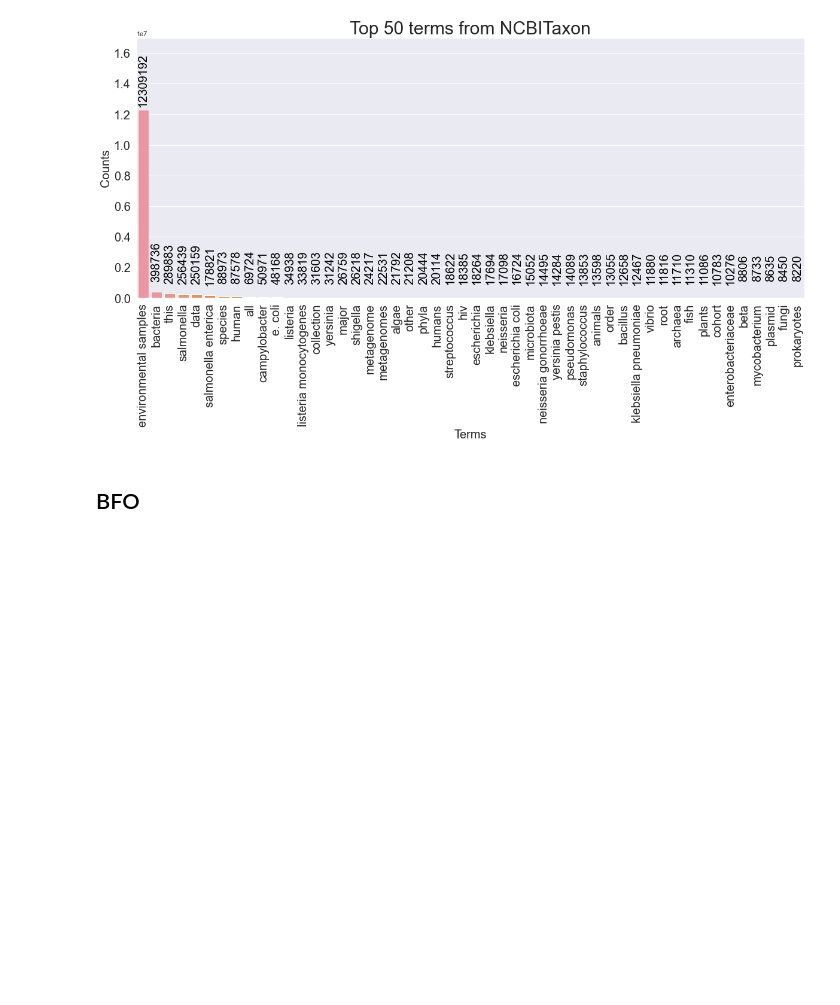
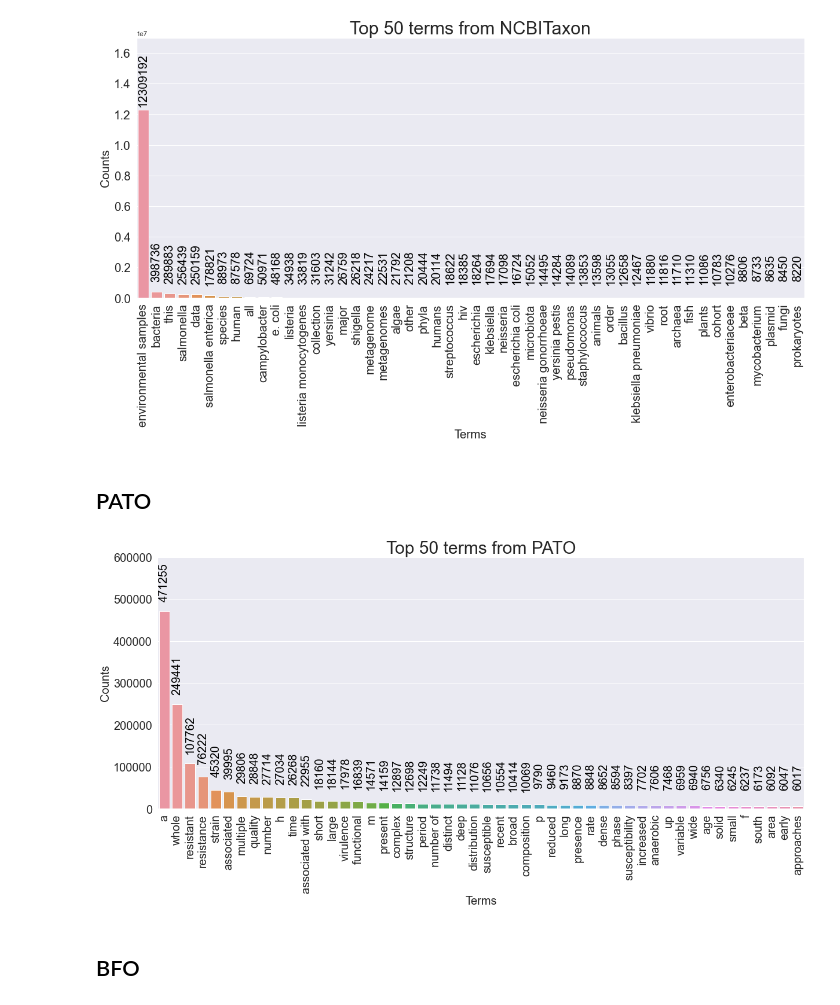
Before and after one commit to INCATools/biosample-analysis, a Jupyter notebook: src/notebooks/OGER-EnvoNCBITaxonChEBIPatoUoRoPostprocessing.ipynb, the cells around one changed output. Saved outputs shown, nothing was run; the diff lists cells and outputs as text; code cells hidden in the pictures; blank space fills up the shorter version.

```diff
--- a/src/notebooks/OGER-EnvoNCBITaxonChEBIPatoUoRoPostprocessing.ipynb
+++ b/src/notebooks/OGER-EnvoNCBITaxonChEBIPatoUoRoPostprocessing.ipynb
@@ -164,6 +185,13 @@ nlpNcbiAx = drawPlot('NCBITaxon')
 annotatePlot(nlpNcbiAx, 17000000, 90, 50)
 # %% [output]
 [figure]
+# %% [markdown]
+## PATO
+# %%
+nlpPatoAx = drawPlot('PATO')
+annotatePlot(nlpPatoAx, 600000, 90, 50)
+# %% [output]
+[figure, added]
 # %% [markdown]
 ## BFO
 # %%
```
Also changed, not shown: parts of 9 cells of this notebook, 3 other files.
